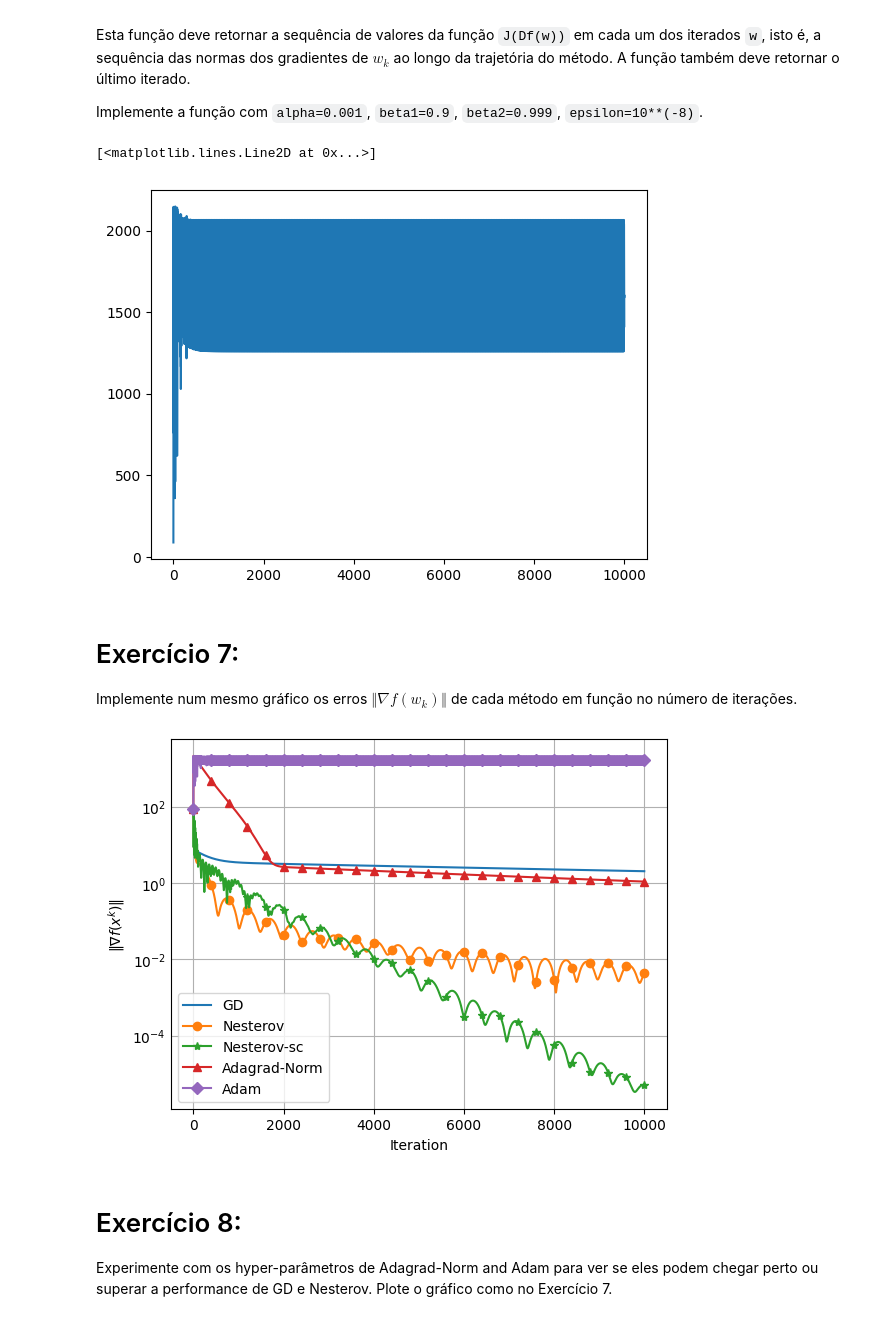
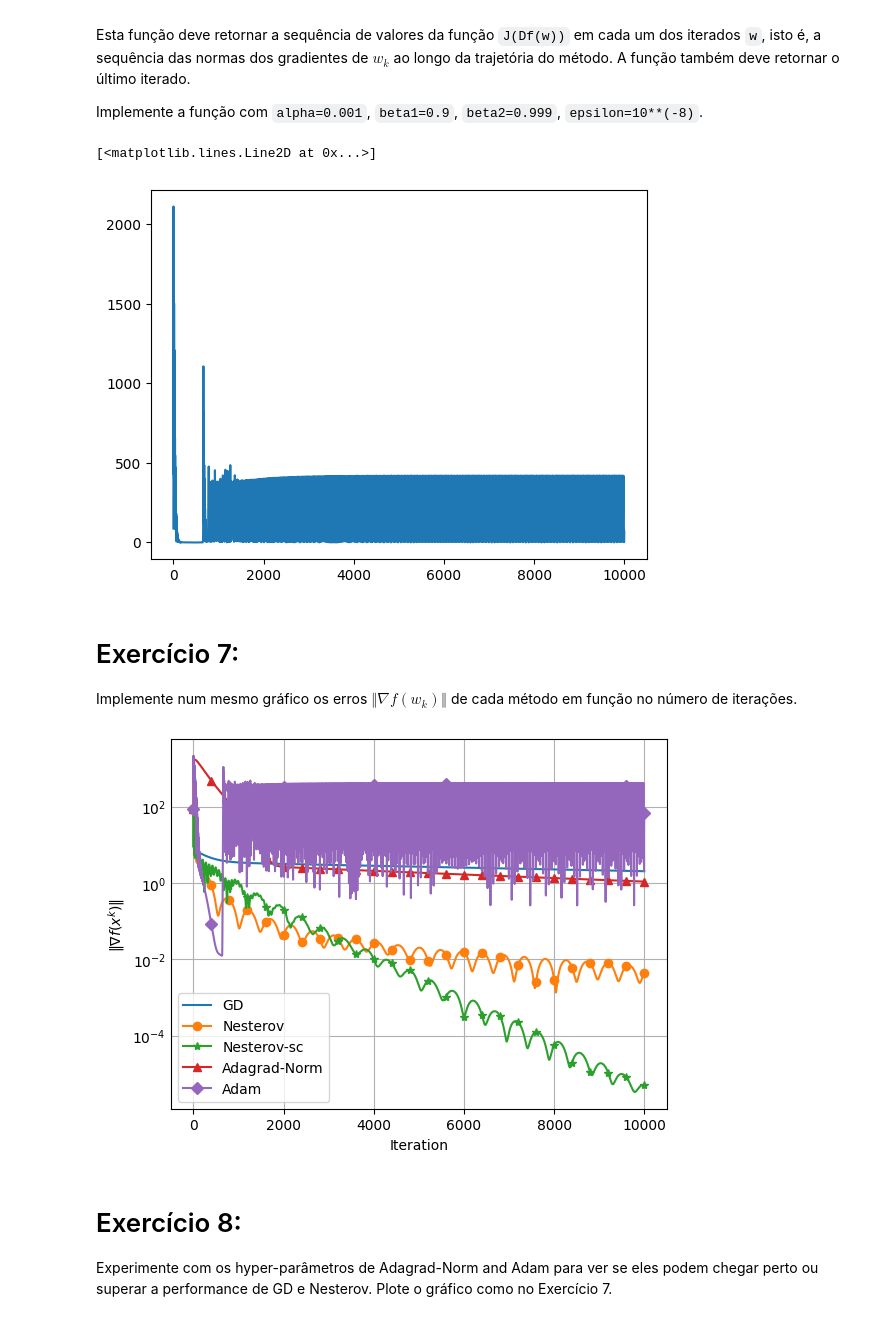
Before and after one commit to PedroPHC25/Otimizacao_Projetos, a Jupyter notebook: logistic_regression.ipynb, the cells around one changed output. Cells and saved outputs as stored; diff of their text form; code cells hidden in the pictures.

```diff
--- a/logistic_regression.ipynb
+++ b/logistic_regression.ipynb
@@ -342,11 +342,11 @@ def adam(Df, w0, alpha, beta1, beta2, epsilon, numb_iter):
     return error_history, w
 # %%
 # Adam
-f5 = adam(Df, w0, alpha=0.01, beta1=0.9, beta2=0.99, epsilon=10**(-8), numb_iter=it_max)
+f5 = adam(Df, w0, alpha=0.001, beta1=0.9, beta2=0.999, epsilon=10**(-8), numb_iter=it_max)
 plt.plot(f5[0])
 # %% [output]
 [<matplotlib.lines.Line2D at 0x...>]
-[figure, old version]
+[figure, new version]
 # %% [markdown]
 # Exercício 7:
 
@@ -371,7 +371,7 @@ def plot_errors(f1, f2, f3, f4, f5):
 
 plot_errors(f1, f2, f3, f4, f5)
 # %% [output]
-[figure, old version]
+[figure, new version]
 # %% [markdown]
 # Exercício 8:
 
```
